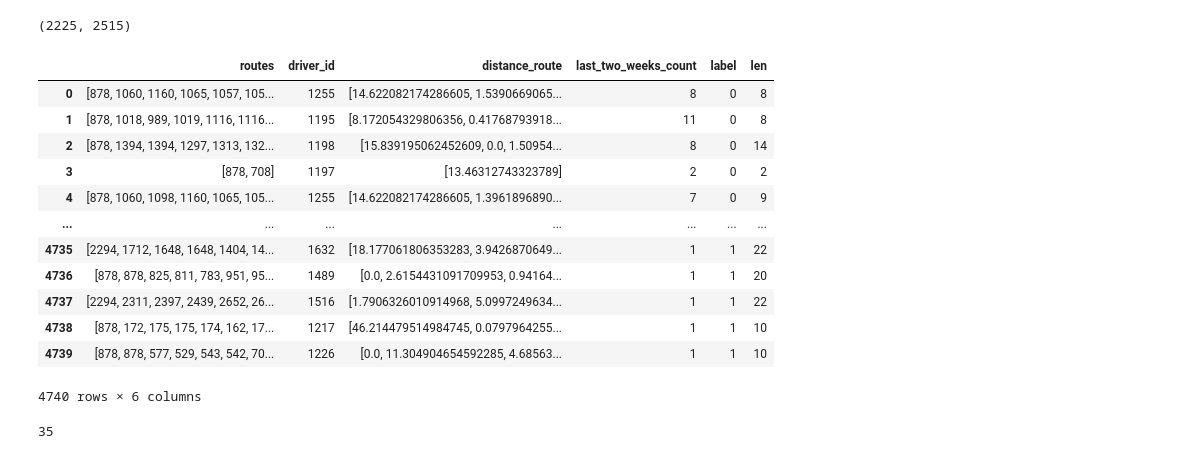
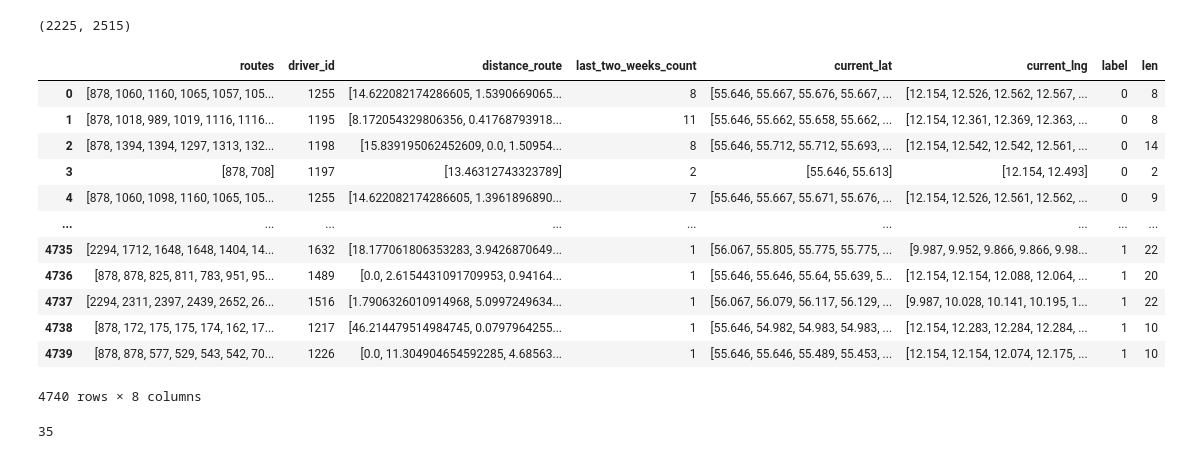
Before and after one commit to anna1904/RouteClassification, a Jupyter notebook: generate_routes.ipynb, the cells around one changed output. Drawn from its saved outputs; the diff is of its cells as text; code cells hidden in the pictures.

```diff
--- a/generate_routes.ipynb
+++ b/generate_routes.ipynb
@@ -243,14 +243,15 @@ def minDistance(word1, word2) -> int:
 # %% [markdown]
 For each driver-day, we consider only the planned route. For each planned route we calculate how much it deviates from the actual route (e.g., use some form of edit distance - see https://link.springer.com/article/10.1007/s10732-006-9001-3?), which is then normalized (divide by max edit distance, or number of visits or something?) to the interval [0, 1]. Then, a planned route is good if this distance (between planned and actual) is less than a certain threshold and otherwise it is bad. This becomes the label (bad/good)
 # %%
-completed_routes_df = pd.DataFrame(columns=['planned_route_craft', 'actual_route_location', 'driver_id', 'day_of_week', 'distance_route', 'last_two_weeks_count', 'location_type_id', 'stop_arrived_at', 'stop_earliest', 'stop_latest', 'current_lat', 'current_lng'])
-uncompleted_routes_df = pd.DataFrame(columns=['planned_route_craft', 'actual_route_location', 'driver_id', 'day_of_week', 'distance_route', 'last_two_weeks_count', 'location_type_id', 'stop_arrived_at', 'stop_earliest', 'stop_latest', 'current_lat', 'current_lng'])
+completed_routes_df = pd.DataFrame(columns=['planned_route_craft', 'actual_route_location', 'driver_id', 'day_of_week', 'distance_route', 'last_two_weeks_count', 'location_type_id', 'stop_arrived_at', 'stop_earliest', 'stop_latest', 'current_lat', 'current_lng', 'edit_distance'])
+uncompleted_routes_df = pd.DataFrame(columns=['planned_route_craft', 'actual_route_location', 'driver_id', 'day_of_week', 'distance_route', 'last_two_weeks_count', 'location_type_id', 'stop_arrived_at', 'stop_earliest', 'stop_latest', 'current_lat', 'current_lng', 'edit_distance'])
 #11700795
 for i in range(len(planned_routes_list)):
-    if minDistance(planned_routes_list[i],actual_routes_list[i]) < min(len(planned_routes_list[i])/2, 7):
-        completed_routes_df = pd.concat([completed_routes_df, pd.DataFrame([planned_routes.iloc[i]]).reset_index(drop=True)], ignore_index=True)
+    editDistance = minDistance(planned_routes_list[i],actual_routes_list[i])
+    if editDistance < min(len(planned_routes_list[i])/2, 7):
+        completed_routes_df = pd.concat([completed_routes_df, pd.DataFrame([planned_routes.iloc[i]]).assign(edit_distance=editDistance).reset_index(drop=True)], ignore_index=True)
     else:
-        uncompleted_routes_df = pd.concat([uncompleted_routes_df, pd.DataFrame([planned_routes.iloc[i]]).reset_index(drop=True)], ignore_index=True)
+        uncompleted_routes_df = pd.concat([uncompleted_routes_df, pd.DataFrame([planned_routes.iloc[i]]).assign(edit_distance=editDistance).reset_index(drop=True)], ignore_index=True)
 
 uncompleted_routes_df.to_csv('uncompleted_routes_df.txt', index=False)
 # %%
@@ -331,33 +385,35 @@ len(completed_routes_df), len(uncompleted_routes_df)
 # %%
 final_routes = pd.DataFrame({
     'routes': completed_routes_df['planned_route_craft'].tolist() + uncompleted_routes_df['planned_route_craft'].tolist(),
     'driver_id': completed_routes_df['driver_id'].tolist() +  uncompleted_routes_df['driver_id'].tolist(),
     'distance_route': completed_routes_df['distance_route'].tolist() + uncompleted_routes_df['distance_route'].tolist(),
     'last_two_weeks_count': completed_routes_df['last_two_weeks_count'].tolist() + uncompleted_routes_df['last_two_weeks_count'].tolist(),
+    'current_lat': completed_routes_df['current_lat'].tolist() + uncompleted_routes_df['current_lat'].tolist(),
+    'current_lng': completed_routes_df['current_lng'].tolist() + uncompleted_routes_df['current_lng'].tolist(),
     # 'day_of_week': completed_routes_df['day_of_week'].tolist() + uncompleted_routes_df['day_of_week'].tolist(),
     'label': [0] * len(completed_routes_df)  + [1] * len(uncompleted_routes_df)
 })
 final_routes['len'] = final_routes['routes'].apply(lambda x: len(x))
 final_routes
 
 # [0] * len(artificial_planned_routes)
 # artificial_planned_routes['distance_route'].tolist()
 # artificial_planned_routes['driver_id'].tolist()
 # artificial_planned_routes['common_subsequence'].tolist()
 # %% [output]
-|  | routes | driver_id | distance_route | last_two_weeks_count | label | len |
-| 0 | [878, 1060, 1160, 1065, 1057, 105... | 1255 | [14.622082174286605, 1.5390669065... | 8 | 0 | 8 |
-| 1 | [878, 1018, 989, 1019, 1116, 1116... | 1195 | [8.172054329806356, 0.41768793918... | 11 | 0 | 8 |
-| 2 | [878, 1394, 1394, 1297, 1313, 132... | 1198 | [15.839195062452609, 0.0, 1.50954... | 8 | 0 | 14 |
-| 3 | [878, 708] | 1197 | [13.46312743323789] | 2 | 0 | 2 |
-| 4 | [878, 1060, 1098, 1160, 1065, 105... | 1255 | [14.622082174286605, 1.3961896890... | 7 | 0 | 9 |
-| ... | ... | ... | ... | ... | ... | ... |
-| 4735 | [2294, 1712, 1648, 1648, 1404, 14... | 1632 | [18.177061806353283, 3.9426870649... | 1 | 1 | 22 |
-| 4736 | [878, 878, 825, 811, 783, 951, 95... | 1489 | [0.0, 2.6154431091709953, 0.94164... | 1 | 1 | 20 |
-| 4737 | [2294, 2311, 2397, 2439, 2652, 26... | 1516 | [1.7906326010914968, 5.0997249634... | 1 | 1 | 22 |
-| 4738 | [878, 172, 175, 175, 174, 162, 17... | 1217 | [46.214479514984745, 0.0797964255... | 1 | 1 | 10 |
-| 4739 | [878, 878, 577, 529, 543, 542, 70... | 1226 | [0.0, 11.304904654592285, 4.68563... | 1 | 1 | 10 |
+|  | routes | driver_id | distance_route | last_two_weeks_count | current_lat | current_lng | label | len |
+| 0 | [878, 1060, 1160, 1065, 1057, 105... | 1255 | [14.622082174286605, 1.5390669065... | 8 | [55.646, 55.667, 55.676, 55.667, ... | [12.154, 12.526, 12.562, 12.567, ... | 0 | 8 |
+| 1 | [878, 1018, 989, 1019, 1116, 1116... | 1195 | [8.172054329806356, 0.41768793918... | 11 | [55.646, 55.662, 55.658, 55.662, ... | [12.154, 12.361, 12.369, 12.363, ... | 0 | 8 |
+| 2 | [878, 1394, 1394, 1297, 1313, 132... | 1198 | [15.839195062452609, 0.0, 1.50954... | 8 | [55.646, 55.712, 55.712, 55.693, ... | [12.154, 12.542, 12.542, 12.561, ... | 0 | 14 |
+| 3 | [878, 708] | 1197 | [13.46312743323789] | 2 | [55.646, 55.613] | [12.154, 12.493] | 0 | 2 |
+| 4 | [878, 1060, 1098, 1160, 1065, 105... | 1255 | [14.622082174286605, 1.3961896890... | 7 | [55.646, 55.667, 55.671, 55.676, ... | [12.154, 12.526, 12.561, 12.562, ... | 0 | 9 |
+| ... | ... | ... | ... | ... | ... | ... | ... | ... |
+| 4735 | [2294, 1712, 1648, 1648, 1404, 14... | 1632 | [18.177061806353283, 3.9426870649... | 1 | [56.067, 55.805, 55.775, 55.775, ... | [9.987, 9.952, 9.866, 9.866, 9.98... | 1 | 22 |
+| 4736 | [878, 878, 825, 811, 783, 951, 95... | 1489 | [0.0, 2.6154431091709953, 0.94164... | 1 | [55.646, 55.646, 55.64, 55.639, 5... | [12.154, 12.154, 12.088, 12.064, ... | 1 | 20 |
+| 4737 | [2294, 2311, 2397, 2439, 2652, 26... | 1516 | [1.7906326010914968, 5.0997249634... | 1 | [56.067, 56.079, 56.117, 56.129, ... | [9.987, 10.028, 10.141, 10.195, 1... | 1 | 22 |
+| 4738 | [878, 172, 175, 175, 174, 162, 17... | 1217 | [46.214479514984745, 0.0797964255... | 1 | [55.646, 54.982, 54.983, 54.983, ... | [12.154, 12.283, 12.284, 12.284, ... | 1 | 10 |
+| 4739 | [878, 878, 577, 529, 543, 542, 70... | 1226 | [0.0, 11.304904654592285, 4.68563... | 1 | [55.646, 55.646, 55.489, 55.453, ... | [12.154, 12.154, 12.074, 12.175, ... | 1 | 10 |
-4740 rows × 6 columns
+4740 rows × 8 columns
 # %%
 
 max([len(i) for i in final_routes['routes']])
```
Also changed, not shown: parts of 7 cells of this notebook.
